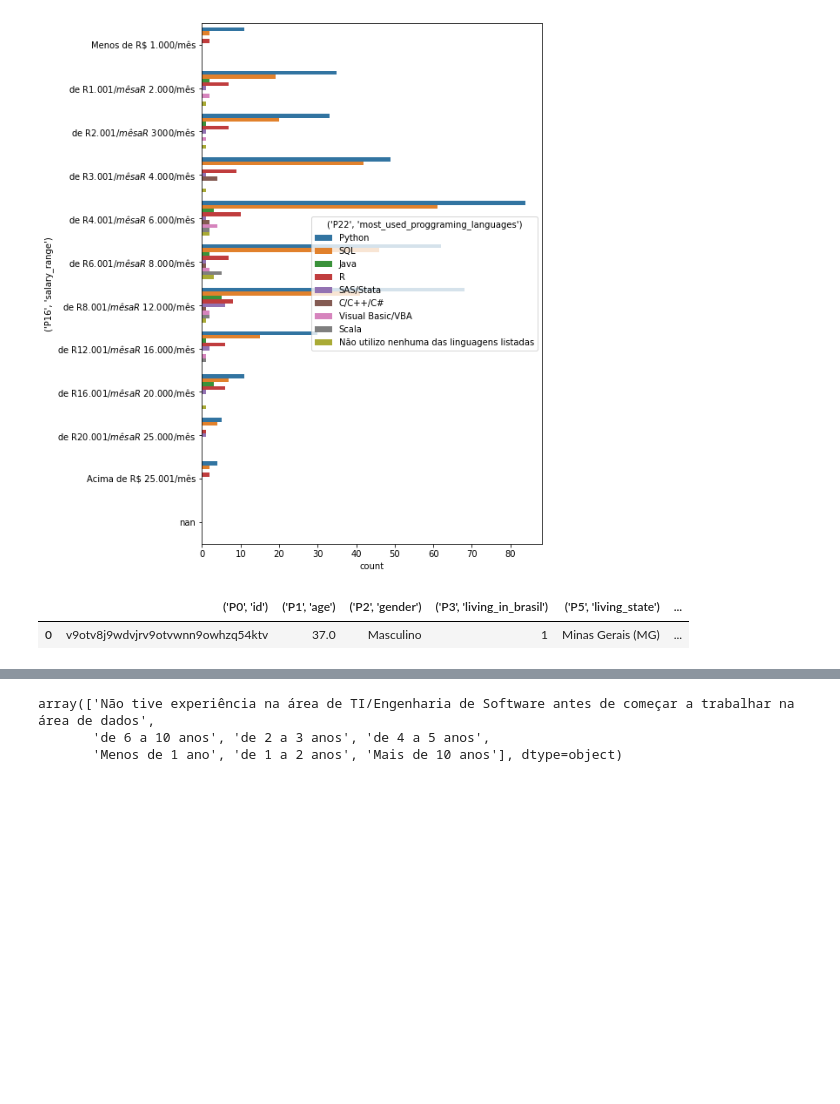
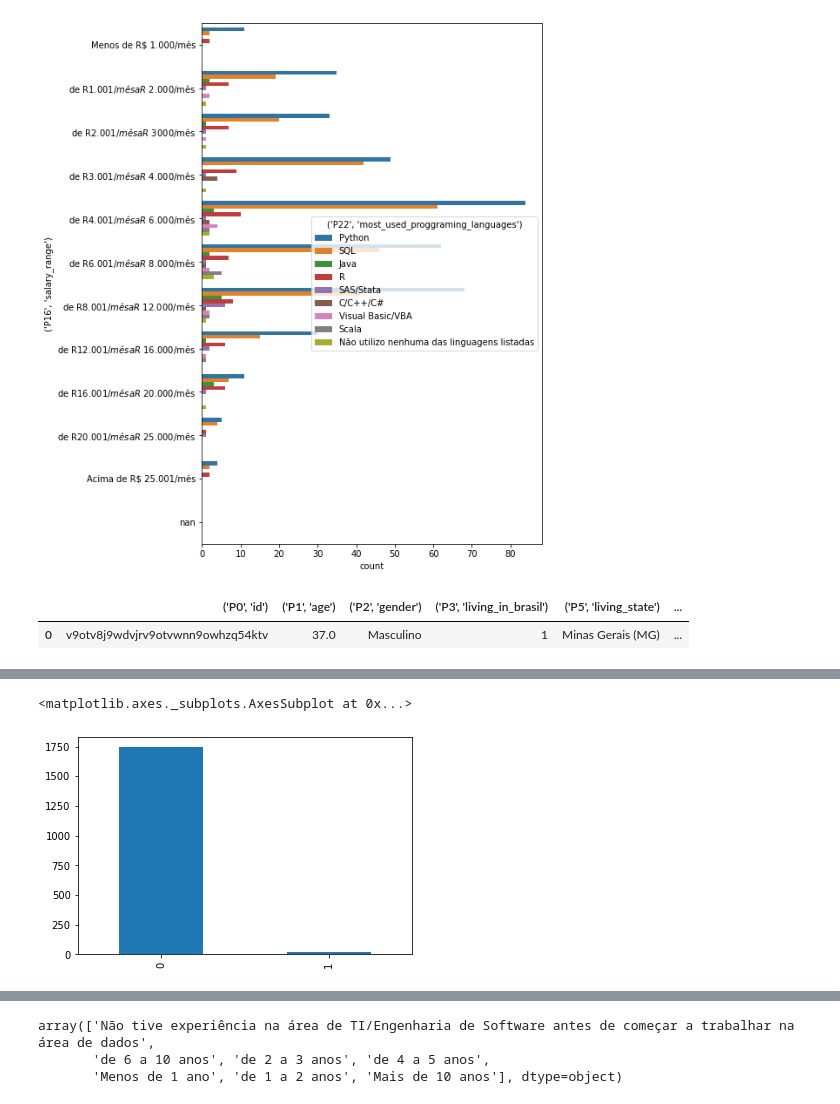
Before and after one commit to dancbatista/projeto_final_awari, a Jupyter notebook: projetoFinalAwari.ipynb, the cells around one changed output, grey strips where cells are left out. Saved outputs shown, nothing was run; the diff lists cells and outputs as text; code cells hidden in the pictures; blank space fills up the shorter version.

```diff
--- a/projetoFinalAwari.ipynb
+++ b/projetoFinalAwari.ipynb
@@ -77,3 +101,8 @@ df.head(n=1)
+# %%
+df["('P24', 'imagens')"].value_counts().plot(kind="bar")
+# %% [output]
+<matplotlib.axes._subplots.AxesSubplot at 0x...>
+[figure, added]
 # %%
 df["('P17', 'time_experience_data_science')"].unique()
 
```
Also changed, not shown: parts of 6 cells of this notebook.
